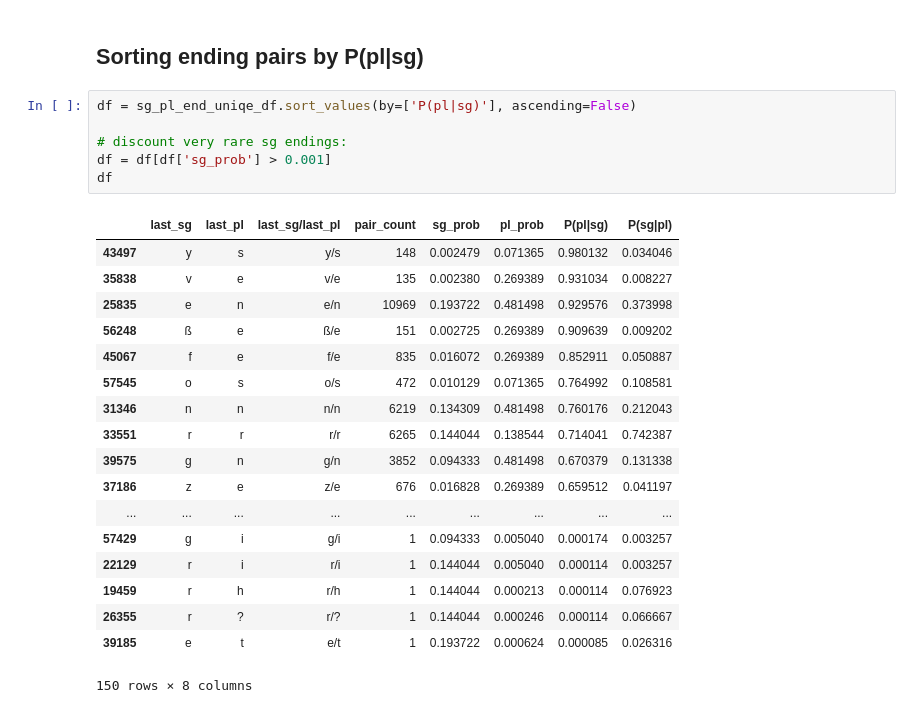
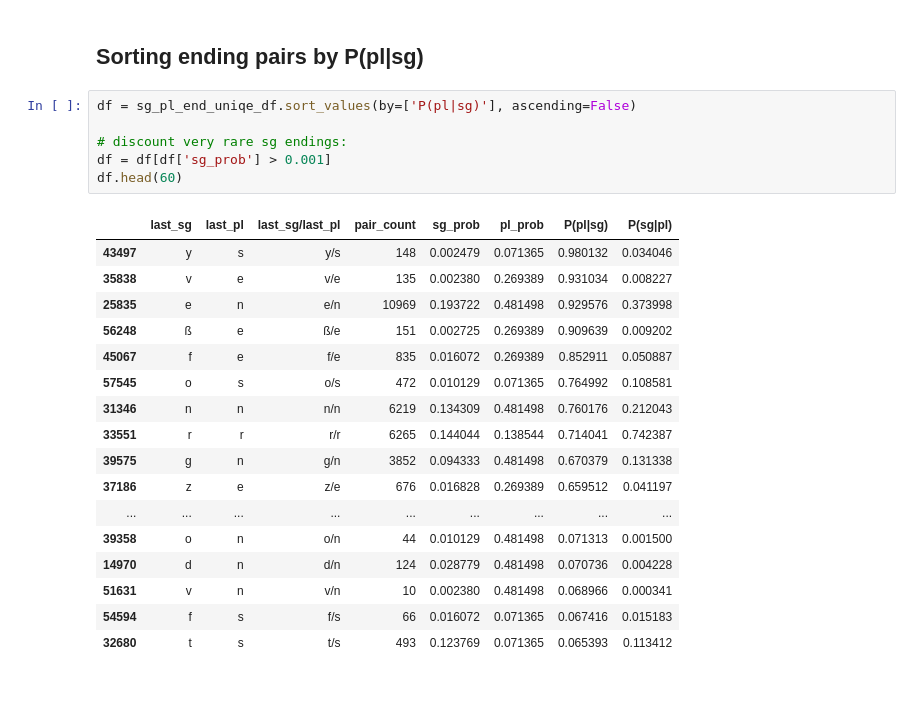
Before and after one commit to gyarmathy/german-stats, a Jupyter notebook: German_N_stats.ipynb, the cells around one changed output. Saved outputs shown, nothing was run; the diff lists cells and outputs as text.

Commit message:
Only head shown for conditional probability of pl ending given sg ending

```diff
--- a/German_N_stats.ipynb
+++ b/German_N_stats.ipynb
@@ -253,25 +253,24 @@ The 4 most common endings make up 59.4% of the endings of singlar nominative for
 # %%
 df = sg_pl_end_uniqe_df.sort_values(by=['P(pl|sg)'], ascending=False)
 
 # discount very rare sg endings:
 df = df[df['sg_prob'] > 0.001]
-df
+df.head(60)
 # %% [output]
 |  | last_sg | last_pl | last_sg/last_pl | pair_count | sg_prob | pl_prob | P(pl|sg) | P(sg|pl) |
 | 43497 | y | s | y/s | 148 | 0.002479 | 0.071365 | 0.980132 | 0.034046 |
 | 35838 | v | e | v/e | 135 | 0.002380 | 0.269389 | 0.931034 | 0.008227 |
 | 25835 | e | n | e/n | 10969 | 0.193722 | 0.481498 | 0.929576 | 0.373998 |
 | 56248 | ß | e | ß/e | 151 | 0.002725 | 0.269389 | 0.909639 | 0.009202 |
 | 45067 | f | e | f/e | 835 | 0.016072 | 0.269389 | 0.852911 | 0.050887 |
 | 57545 | o | s | o/s | 472 | 0.010129 | 0.071365 | 0.764992 | 0.108581 |
 | 31346 | n | n | n/n | 6219 | 0.134309 | 0.481498 | 0.760176 | 0.212043 |
 | 33551 | r | r | r/r | 6265 | 0.144044 | 0.138544 | 0.714041 | 0.742387 |
 | 39575 | g | n | g/n | 3852 | 0.094333 | 0.481498 | 0.670379 | 0.131338 |
 | 37186 | z | e | z/e | 676 | 0.016828 | 0.269389 | 0.659512 | 0.041197 |
 | ... | ... | ... | ... | ... | ... | ... | ... | ... |
-| 57429 | g | i | g/i | 1 | 0.094333 | 0.005040 | 0.000174 | 0.003257 |
-| 22129 | r | i | r/i | 1 | 0.144044 | 0.005040 | 0.000114 | 0.003257 |
-| 19459 | r | h | r/h | 1 | 0.144044 | 0.000213 | 0.000114 | 0.076923 |
-| 26355 | r | ? | r/? | 1 | 0.144044 | 0.000246 | 0.000114 | 0.066667 |
-| 39185 | e | t | e/t | 1 | 0.193722 | 0.000624 | 0.000085 | 0.026316 |
+| 39358 | o | n | o/n | 44 | 0.010129 | 0.481498 | 0.071313 | 0.001500 |
+| 14970 | d | n | d/n | 124 | 0.028779 | 0.481498 | 0.070736 | 0.004228 |
+| 51631 | v | n | v/n | 10 | 0.002380 | 0.481498 | 0.068966 | 0.000341 |
+| 54594 | f | s | f/s | 66 | 0.016072 | 0.071365 | 0.067416 | 0.015183 |
+| 32680 | t | s | t/s | 493 | 0.123769 | 0.071365 | 0.065393 | 0.113412 |
-150 rows × 8 columns
```
Also changed, not shown: parts of 1 cell of this notebook.
